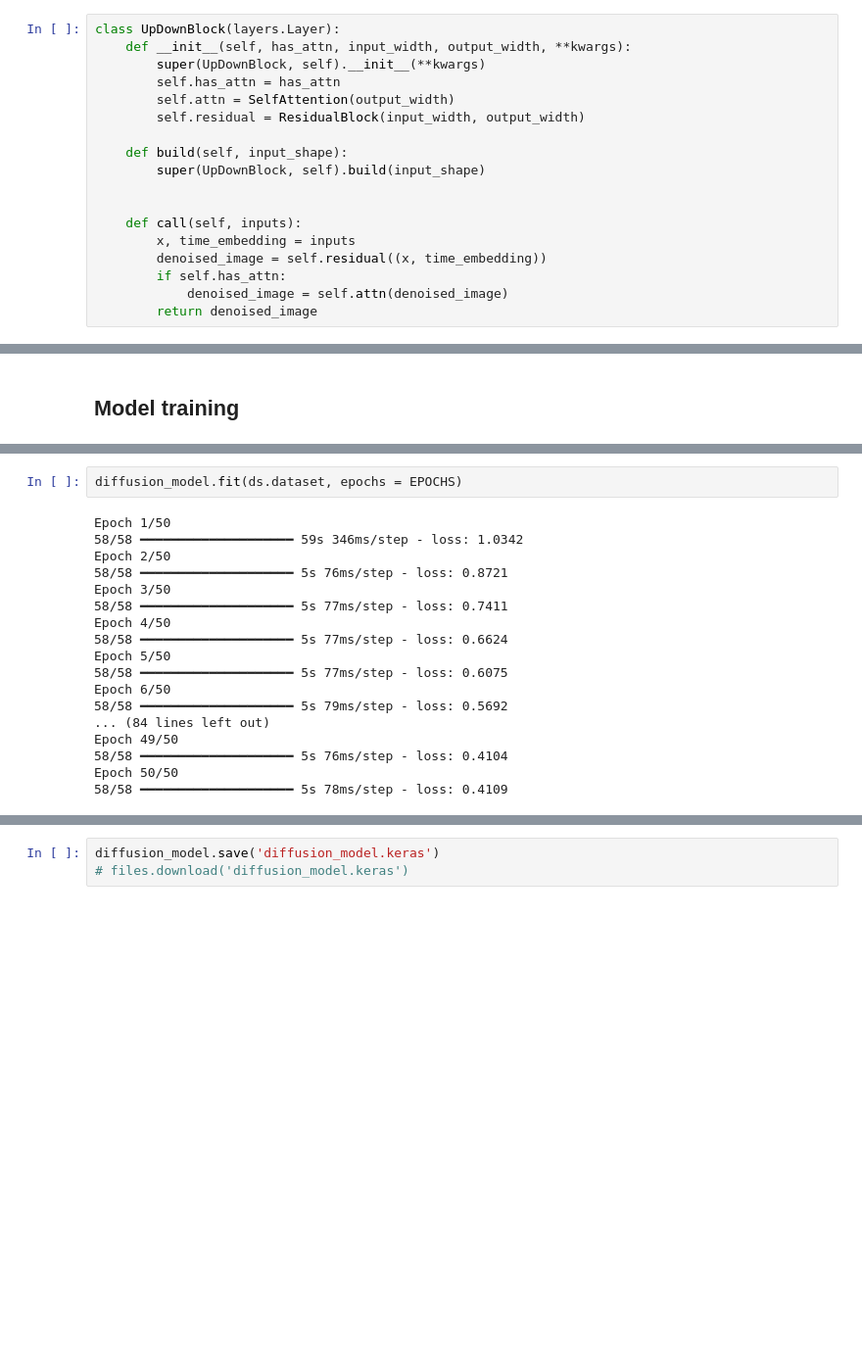
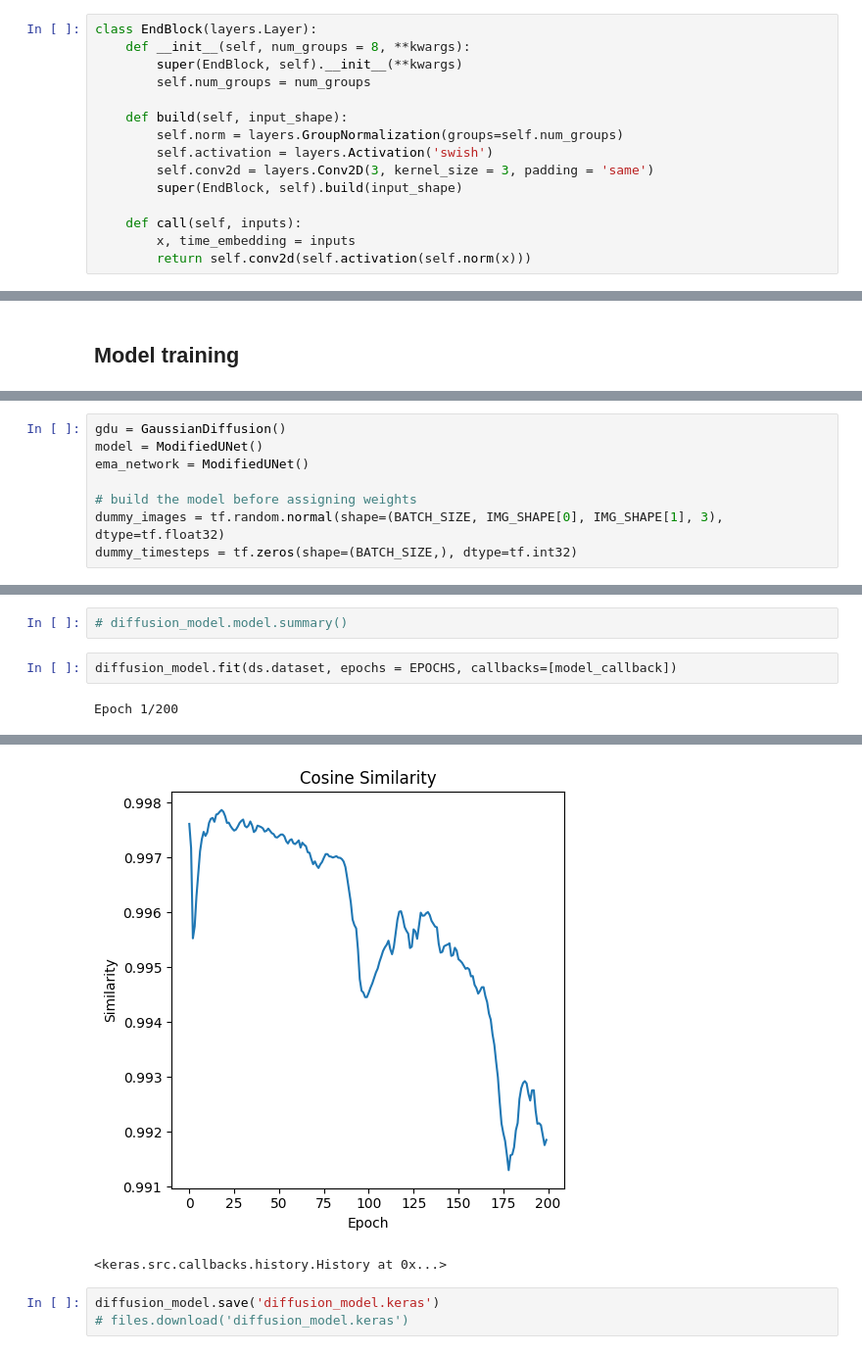
Before and after one commit to PradyumnG/Paper-implementations, a Jupyter notebook: DDPM/DDPM.ipynb, the cells around one changed output, grey strips where cells are left out. Shown at 98% size. Cells and saved outputs as stored; diff of their text form; blank space fills up the shorter version.

```diff
--- a/DDPM/DDPM.ipynb
+++ b/DDPM/DDPM.ipynb
@@ -199,22 +219,19 @@ class DownSample(layers.Layer):
         return self.conv2d(x)
 # %%
-class UpDownBlock(layers.Layer):
-    def __init__(self, has_attn, input_width, output_width, **kwargs):
-        super(UpDownBlock, self).__init__(**kwargs)
-        self.has_attn = has_attn
-        self.attn = SelfAttention(output_width)
-        self.residual = ResidualBlock(input_width, output_width)
+class EndBlock(layers.Layer):
+    def __init__(self, num_groups = 8, **kwargs):
+        super(EndBlock, self).__init__(**kwargs)
+        self.num_groups = num_groups
 
     def build(self, input_shape):
-        super(UpDownBlock, self).build(input_shape)
-
+        self.norm = layers.GroupNormalization(groups=self.num_groups)
+        self.activation = layers.Activation('swish')
+        self.conv2d = layers.Conv2D(3, kernel_size = 3, padding = 'same')
+        super(EndBlock, self).build(input_shape)
 
     def call(self, inputs):
         x, time_embedding = inputs
-        denoised_image = self.residual((x, time_embedding))
-        if self.has_attn:
-            denoised_image = self.attn(denoised_image)
-        return denoised_image
+        return self.conv2d(self.activation(self.norm(x)))
 # %% [markdown]
 ## Defining the modified U-Net
 # %%
@@ -354,0 +440,8 @@ ema_network = keras.models.clone_model(model)
+# %%
+gdu = GaussianDiffusion()
+model = ModifiedUNet()
+ema_network = ModifiedUNet()
+
+# build the model before assigning weights
+dummy_images = tf.random.normal(shape=(BATCH_SIZE, IMG_SHAPE[0], IMG_SHAPE[1], 3), dtype=tf.float32)
+dummy_timesteps = tf.zeros(shape=(BATCH_SIZE,), dtype=tf.int32)
@@ -358,20 +464,6 @@ diffusion_model.compile(loss=tf.keras.losses.MeanSquaredError(), optimizer=tf.ke
+# %%
+# diffusion_model.model.summary()
 # %%
-diffusion_model.fit(ds.dataset, epochs = EPOCHS)
+diffusion_model.fit(ds.dataset, epochs = EPOCHS, callbacks=[model_callback])
 # %% [output]
-Epoch 1/50
-58/58 ━━━━━━━━━━━━━━━━━━━━ 59s 346ms/step - loss: 1.0342
-Epoch 2/50
-58/58 ━━━━━━━━━━━━━━━━━━━━ 5s 76ms/step - loss: 0.8721
-Epoch 3/50
-58/58 ━━━━━━━━━━━━━━━━━━━━ 5s 77ms/step - loss: 0.7411
-Epoch 4/50
-58/58 ━━━━━━━━━━━━━━━━━━━━ 5s 77ms/step - loss: 0.6624
-Epoch 5/50
-58/58 ━━━━━━━━━━━━━━━━━━━━ 5s 77ms/step - loss: 0.6075
-Epoch 6/50
-58/58 ━━━━━━━━━━━━━━━━━━━━ 5s 79ms/step - loss: 0.5692
-... (84 lines left out)
-Epoch 49/50
-58/58 ━━━━━━━━━━━━━━━━━━━━ 5s 76ms/step - loss: 0.4104
-Epoch 50/50
-58/58 ━━━━━━━━━━━━━━━━━━━━ 5s 78ms/step - loss: 0.4109
+Epoch 1/200
@@ -379,3 +492,5 @@ Epoch 50/50
+[figure, added]
+<keras.src.callbacks.history.History at 0x...>
 # %%
 diffusion_model.save('diffusion_model.keras')
 # files.download('diffusion_model.keras')
```
Also changed, not shown: parts of 22 cells of this notebook.
